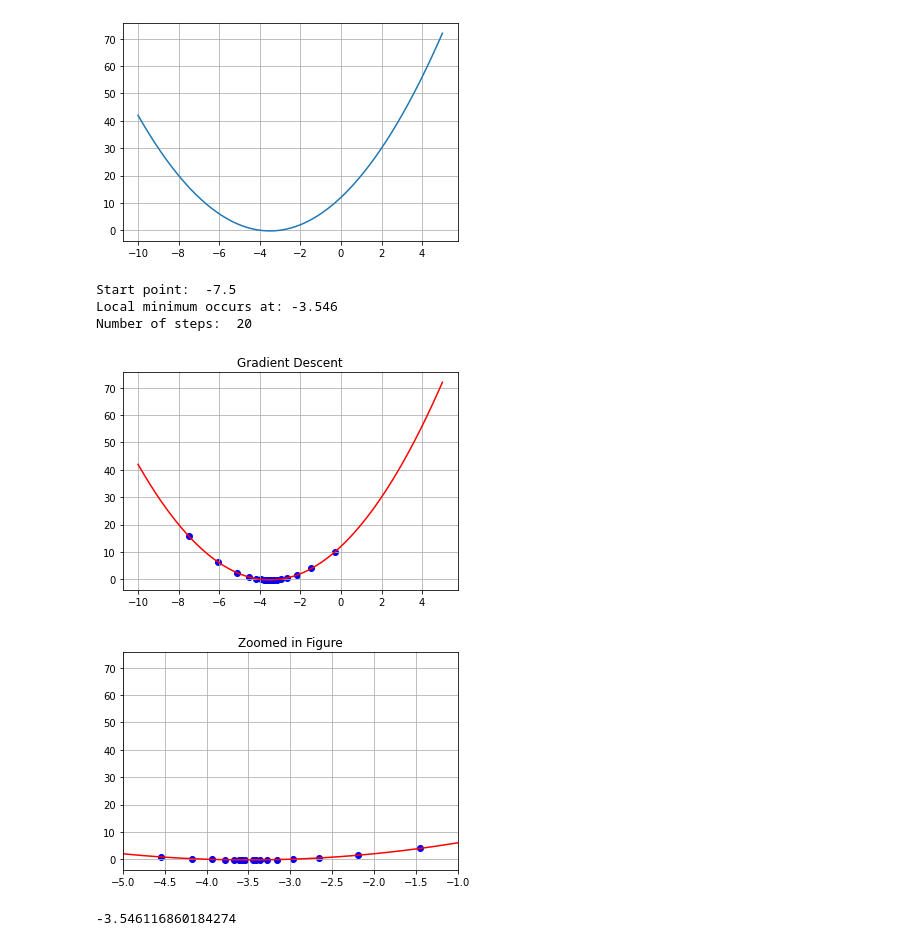
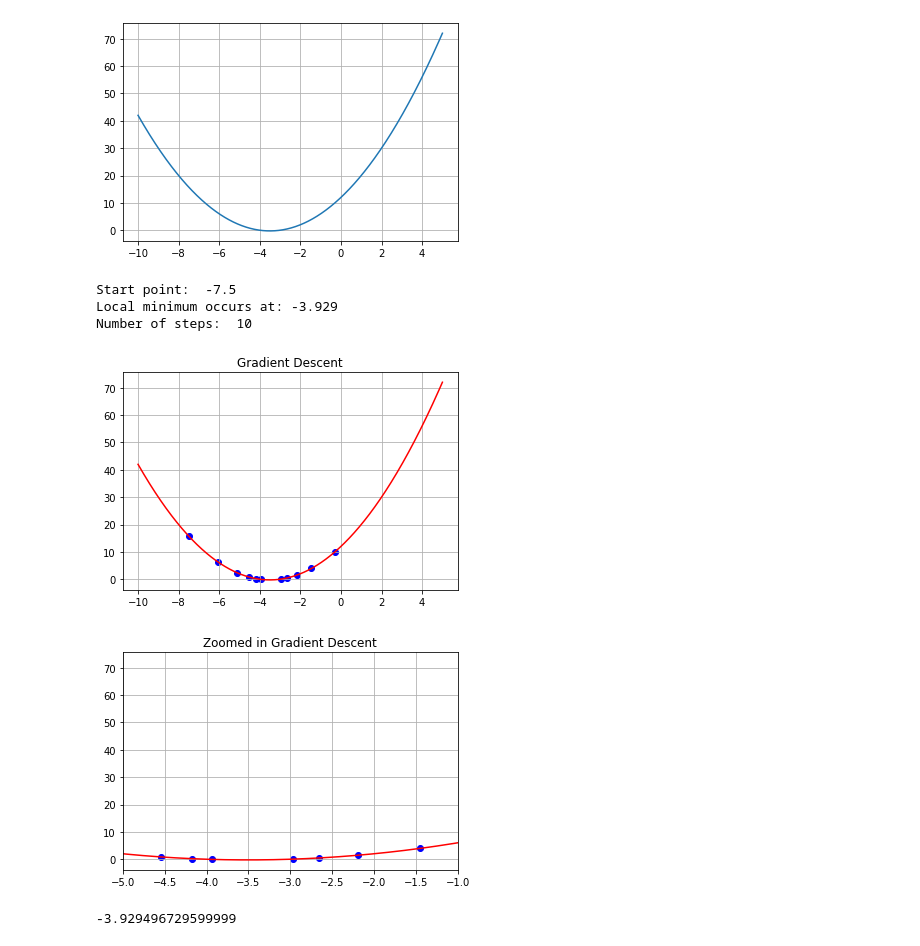
Before and after one commit to yonehai/ML-labs, a Jupyter notebook: lab4_ML.ipynb, the cells around one changed output. Drawn from its saved outputs; the diff is of its cells as text; code cells hidden in the pictures.

```diff
--- a/lab4_ML.ipynb
+++ b/lab4_ML.ipynb
@@ -28,7 +26,7 @@ def plot_gradient(x, y, x_vis, y_vis): # функція для побудови
     plt.plot(x, F(x), c = "r")
     plt.grid(True)
     plt.xlim([-5.0,-1.0]) # інтервал х на графіку
-    plt.title("Zoomed in Figure")
+    plt.title("Zoomed in Gradient Descent")
     plt.show()
 # %%
 def gradient_iterations(x_start, iterations, step): # крок = швидкість навчання
@@ -37,7 +35,7 @@ def gradient_iterations(x_start, iterations, step): # крок = швидкіс
 
     for i in range(iterations):
         # Gradient Descent: X1 = X0 - (step * dy/dx)
-        x_start_derivative = - f(x_start) # Знаходимо похідну в точці - dy/dx
+        x_start_derivative = - derivative(F, x_start) # Знаходимо похідну в точці - dy/dx
         x_start += (step * x_start_derivative) # Похідну множимо на step і додаємо до точки
         x_grad.append(x_start)
         y_grad.append(F(x_start))
@@ -50,14 +48,14 @@ def gradient_iterations(x_start, iterations, step): # крок = швидкіс
     return x_start
 # %%
 start_point =  -7.5 #@param {type:"number"}
-num_of_iterations = 20 #@param {type:"slider", min:0, max:500, step:10}
-step = 0.9#@param {type:"number"}
+num_of_iterations = 10 #@param {type:"slider", min:0, max:500, step:10}
+step = 0.9 #@param {type:"number"}
 
 gradient_iterations(start_point, num_of_iterations, step)
 # %% [output]
 Start point:  -7.5
-Local minimum occurs at: -3.546
-Number of steps:  20
+Local minimum occurs at: -3.929
+Number of steps:  10
-[figure, old version]
+[figure, new version]
-[figure, old version]
+[figure, new version]
--3.546116860184274
+-3.929496729599999
```
Also changed, not shown: parts of 2 cells of this notebook.
